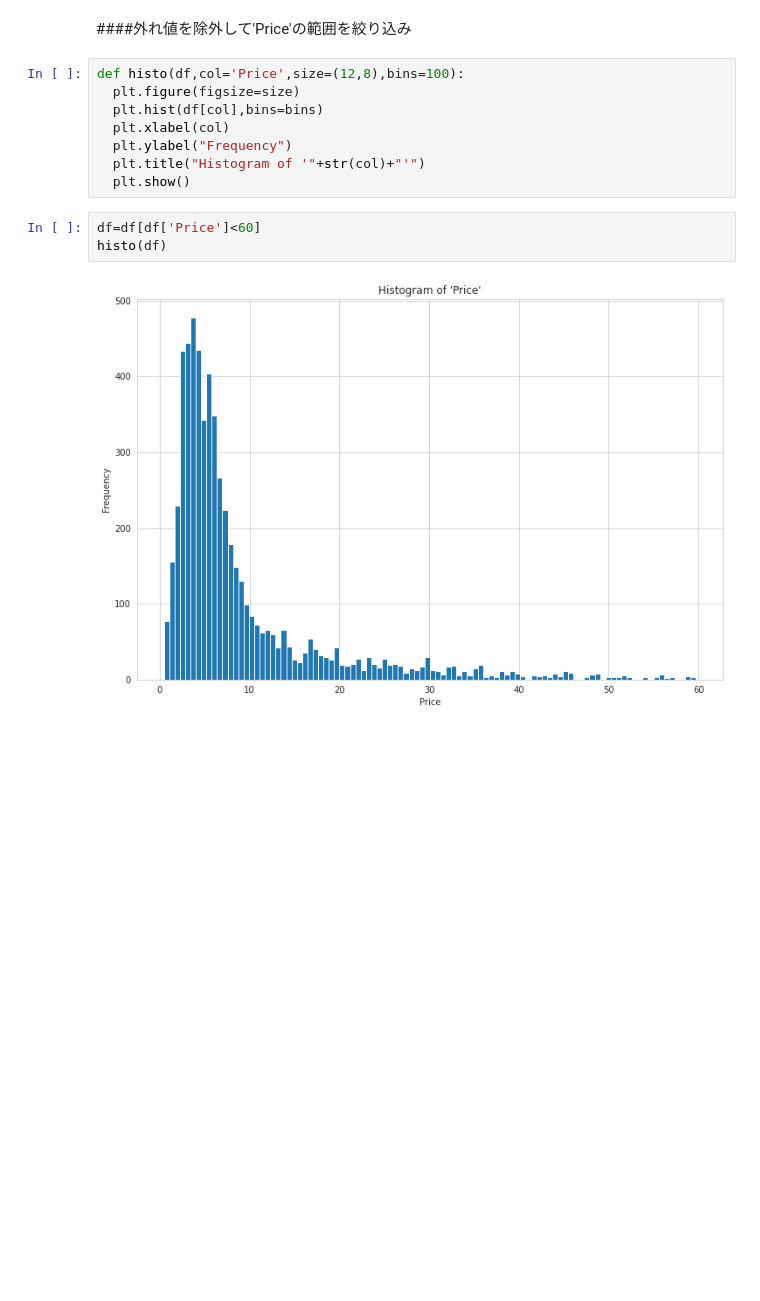
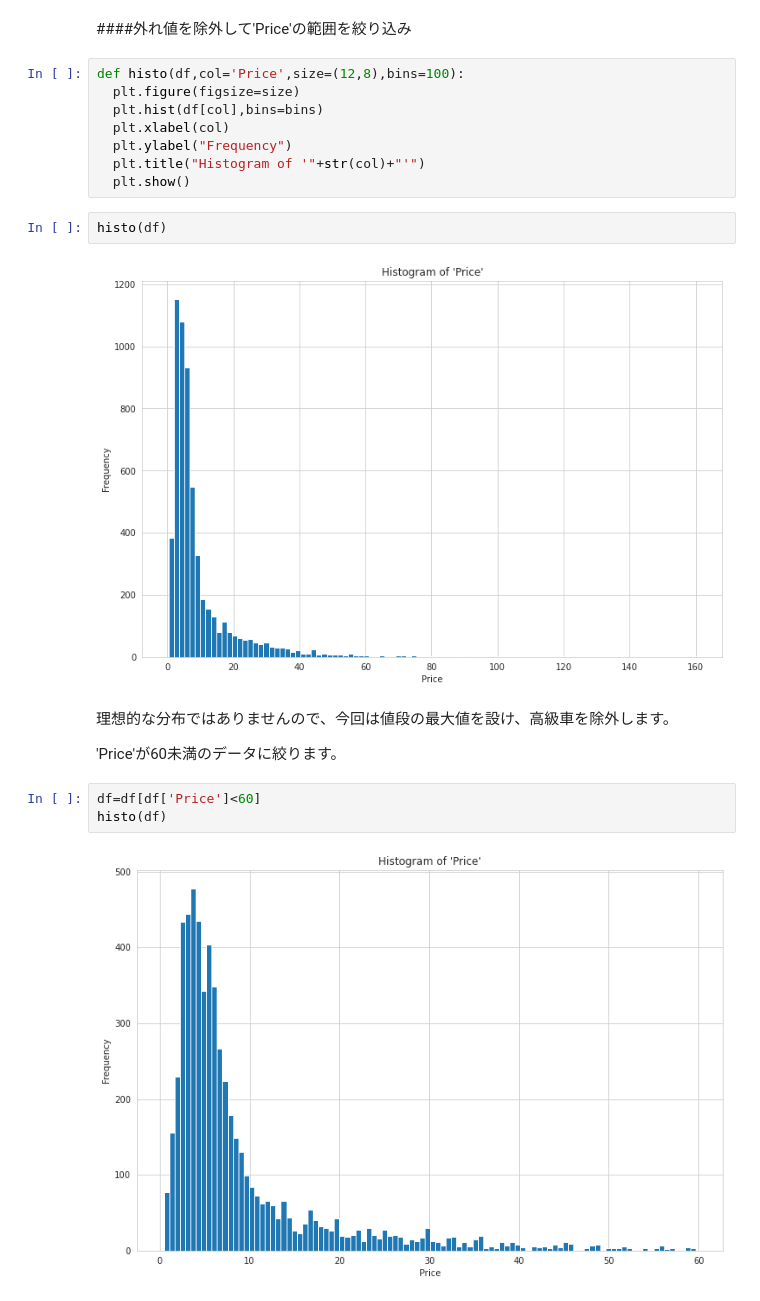
Before and after one commit to Kyotaro65/Used_Cars_Price_Prediction, a Jupyter notebook: Used_Cars_Price_Pred.ipynb, the cells around one changed output. Drawn from its saved outputs; the diff is of its cells as text; blank space fills up the shorter version.

```diff
--- a/Used_Cars_Price_Pred.ipynb
+++ b/Used_Cars_Price_Pred.ipynb
@@ -1024,6 +1024,14 @@ def histo(df,col='Price',size=(12,8),bins=100):
   plt.ylabel("Frequency")
   plt.title("Histogram of '"+str(col)+"'")
   plt.show()
+# %%
+histo(df)
+# %% [output]
+[figure, added]
+# %% [markdown]
+理想的な分布ではありませんので、今回は値段の最大値を設け、高級車を除外します。
+
+'Price'が60未満のデータに絞ります。
 # %%
 df=df[df['Price']<60]
 histo(df)
```
Also changed, not shown: parts of 6 cells of this notebook.
